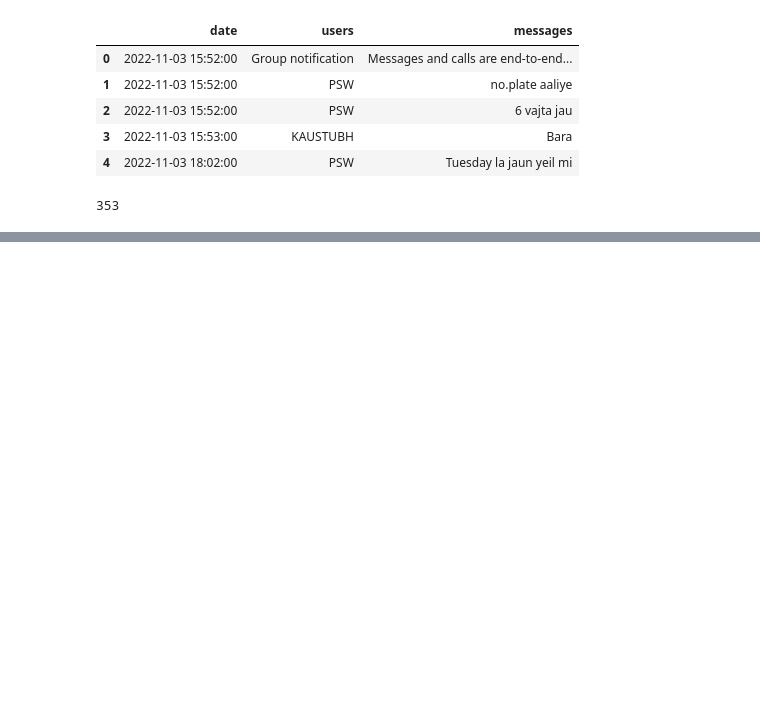
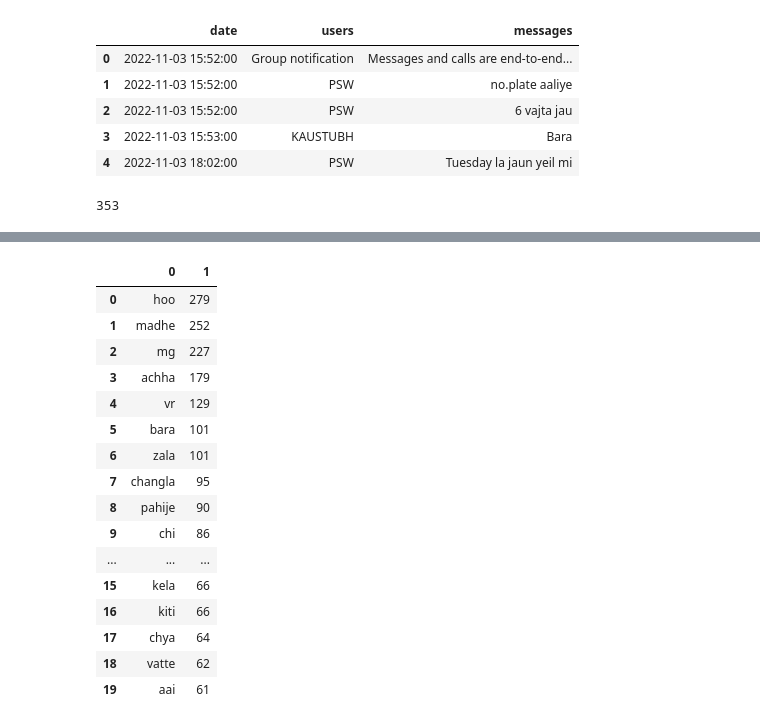
Before and after one commit to Kaustubh8856/WhatsApp-Chat-Analysis, a Jupyter notebook: main.ipynb, the cells around one changed output, grey strips where cells are left out. Drawn from its saved outputs; the diff is of its cells as text; code cells hidden in the pictures; blank space fills up the shorter version.

Commit message:
WordCloud

```diff
--- a/main.ipynb
+++ b/main.ipynb
@@ -116,3 +116,10 @@ df['minute'] = df['date'].dt.minute
 df[df['messages'] == "<Media omitted>"].shape[0]
 # %% [output]
 353
+# %%
+temp = df[df['users'] != 'Group notification']
+temp = temp[temp['messages'] != '<Media omitted>']
+# %%
+f = open("stop_hinglish.txt",'r')
+stop_words = f.read()
+print(stop_words)
@@ -118,0 +144,27 @@ df[df['messages'] == "<Media omitted>"].shape[0]
+# %%
+words = []
+for message in temp['messages']:
+    for word in message.lower().split():
+        if word not in stop_words:
+            words.append(word)
+# %%
+from collections import Counter
+pd.DataFrame(Counter(words).most_common(20))
+# %% [output]
+|  | 0 | 1 |
+| 0 | hoo | 279 |
+| 1 | madhe | 252 |
+| 2 | mg | 227 |
+| 3 | achha | 179 |
+| 4 | vr | 129 |
+| 5 | bara | 101 |
+| 6 | zala | 101 |
+| 7 | changla | 95 |
+| 8 | pahije | 90 |
+| 9 | chi | 86 |
+| ... | ... | ... |
+| 15 | kela | 66 |
+| 16 | kiti | 66 |
+| 17 | chya | 64 |
+| 18 | vatte | 62 |
+| 19 | aai | 61 |
```
Also changed, not shown: parts of 1 cell of this notebook, 3 other files.
